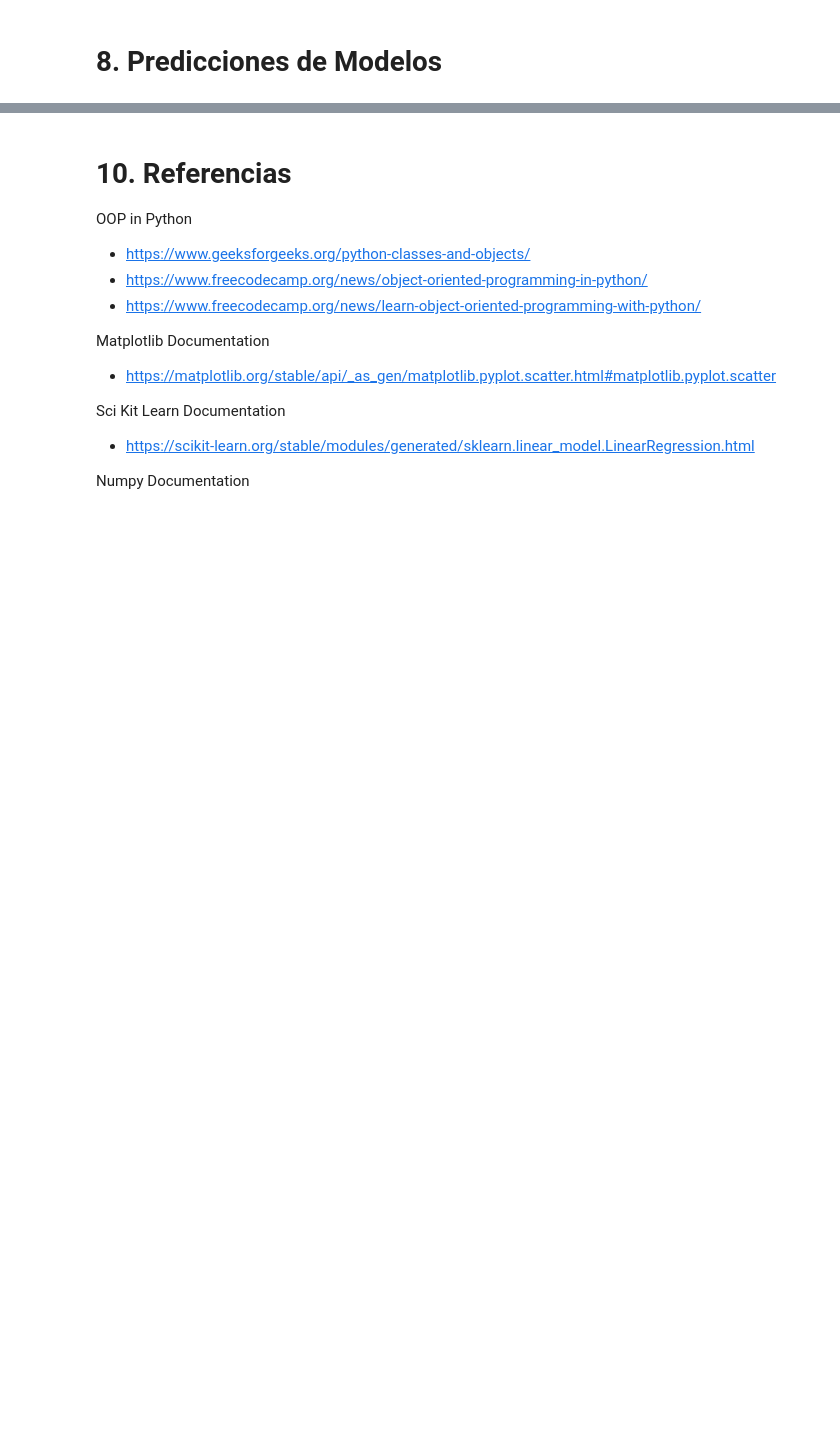
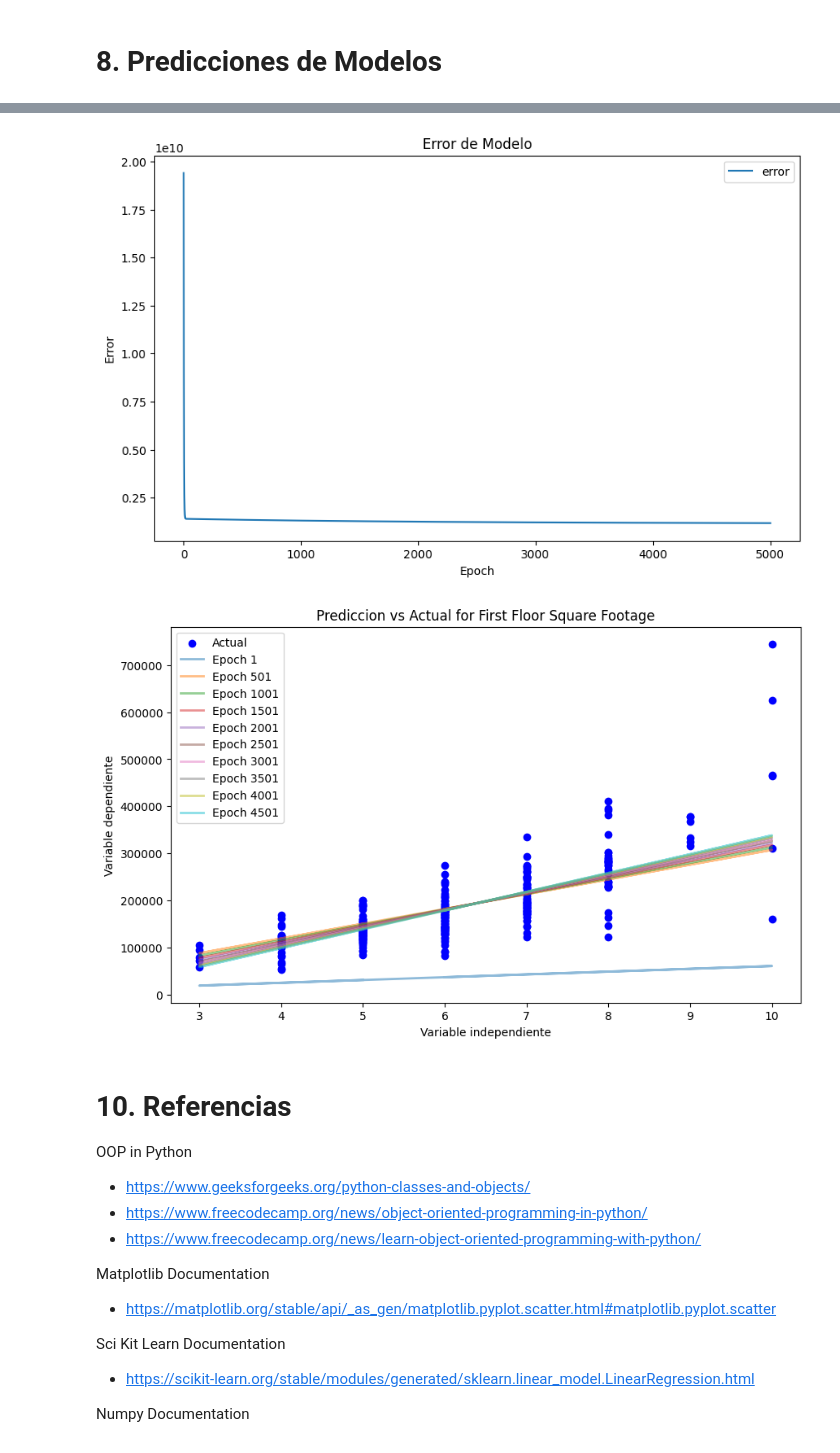
Before and after one commit to marianvela/ds-regression, a Jupyter notebook: DS_Regression.ipynb, the cells around one changed output, grey strips where cells are left out. Drawn from its saved outputs; the diff is of its cells as text; code cells hidden in the pictures; blank space fills up the shorter version.

```diff
--- a/DS_Regression.ipynb
+++ b/DS_Regression.ipynb
@@ -372,0 +488,24 @@ ModelGraphs.plot_results(X_train[:, 0], y_train, custom_model.results, iteration
+# %%
+# custom linear model 1st Florr SqFt
+custom_model_1stFlr = RegressionModel()
+custom_model_1stFlr.train(X_train_1stFlr, y_train, epochs = 5000, learning_rate = 0.005, print_error_every=1000)
+predictions_custom_1stFlr = custom_model_1stFlr.predict(X_test_1stFlr)
+
+# scikit learn model
+sklearn_model_1stFlr = SklearnModel()
+sklearn_model_1stFlr.train(X_train_1stFlr, y_train)
+predictions_sklearn_1stFlr = sklearn_model_1stFlr.predict(X_test_1stFlr)
+
+# RMSE for both models with 1st Florr SqFt
+rmse_custom_1stFlr = calculate_rmse(y_test, predictions_custom_1stFlr)
+rmse_sklearn_1stFlr = calculate_rmse(y_test, predictions_sklearn_1stFlr)
+
+print(f"\nRMSE para modelo propio (1st Floor SqFt): {rmse_custom_1stFlr}")
+print(f"RMSE para modelo sklearn (1st Floor SqFt): {rmse_sklearn_1stFlr}")
+
+# RMSE / mean for both models with 1st Florr SqFt
+rmse_mean_custom_1stFlr = calculate_rmse_mean(y_test, predictions_custom_1stFlr)
+rmse_mean_sklearn_1stFlr = calculate_rmse_mean(y_test, predictions_sklearn_1stFlr)
+
+print(f"\nRMSE/promedio para modelo propio (1st Floor SqFt): {rmse_mean_custom_1stFlr}")
+print(f"RMSE/promedio para modelo sklearn (1st Floor SqFt): {rmse_mean_sklearn_1stFlr}")
@@ -380,3 +535,12 @@ class Validator:
+# %%
+# plot errors for custom model trained on First Floor Square Footage
+ModelGraphs.plot_errors(custom_model_1stFlr.errors)
+
+# plot results for custom model trained on First Floor Square Footage
+ModelGraphs.plot_results(X_test_1stFlr, y_test, custom_model_1stFlr.results, iteration_step = 500, title = "Prediccion vs Actual for First Floor Square Footage")
+# %% [output]
+[figure, added]
+[figure, added]
 # %% [markdown]
 # 10. Referencias
 
```
Also changed, not shown: parts of 18 cells of this notebook.
